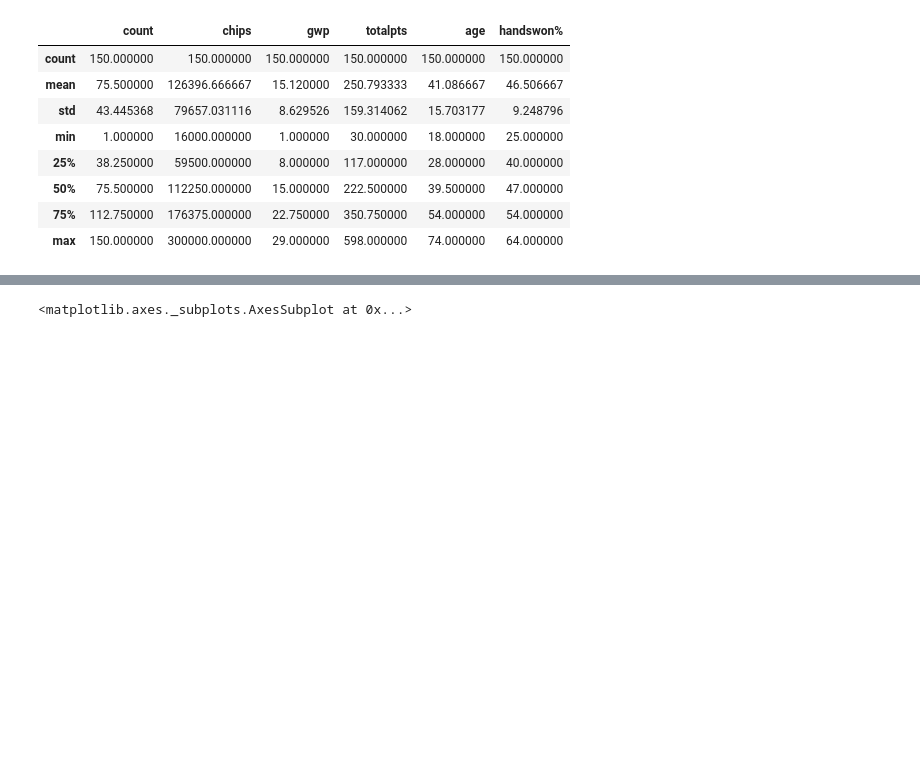
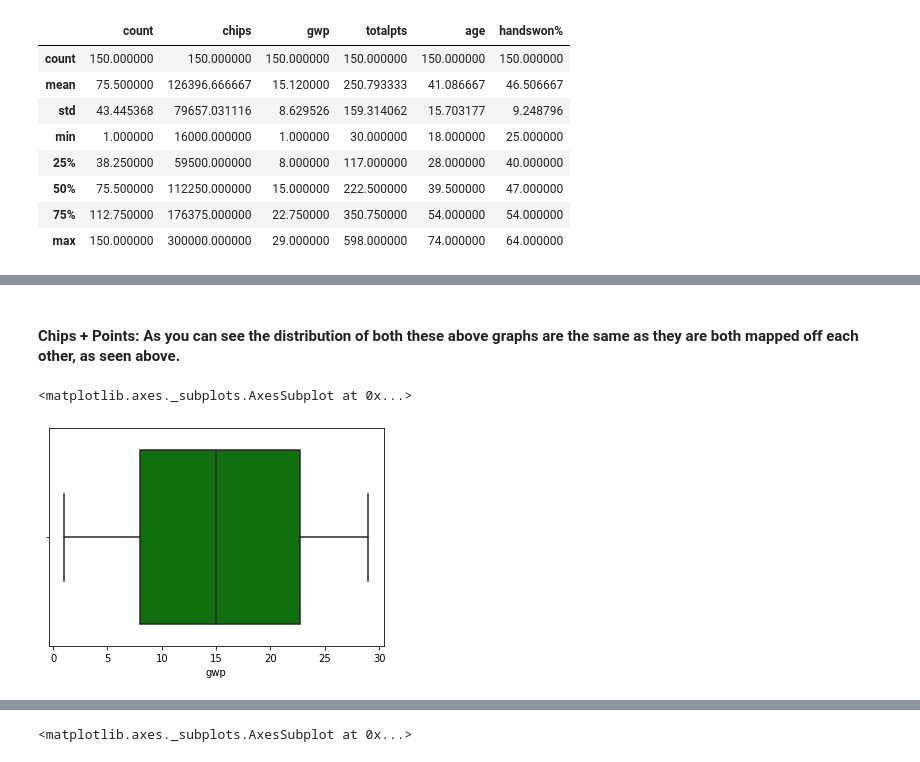
Before and after one commit to garycunningham89/progdataanalysisproject, a Jupyter notebook: Programming for Data Analysis Final Project.ipynb, the cells around one changed output, grey strips where cells are left out. Saved outputs shown, nothing was run; the diff lists cells and outputs as text; code cells hidden in the pictures; blank space fills up the shorter version.

Commit message:
Completing Univariate Analysis

```diff
--- a/Programming for Data Analysis Final Project.ipynb
+++ b/Programming for Data Analysis Final Project.ipynb
@@ -486,0 +504,9 @@ AxesSubplot(0.125,0.125;0.775x0.755)
+# %% [markdown]
+#### Chips + Points: As you can see the distribution of both these above graphs are the same as they are both mapped off each other, as seen above.
+# %%
+#Boxplot showing the gameweeks played distribution.
+#The box in green shows the spread from the mean and the lines from the box completing the total range.
+sns.boxplot('gwp', data=dataset, color = 'g')
+# %% [output]
+<matplotlib.axes._subplots.AxesSubplot at 0x...>
+[figure, added]
```
Also changed, not shown: parts of 34 cells of this notebook, 1 other file.
